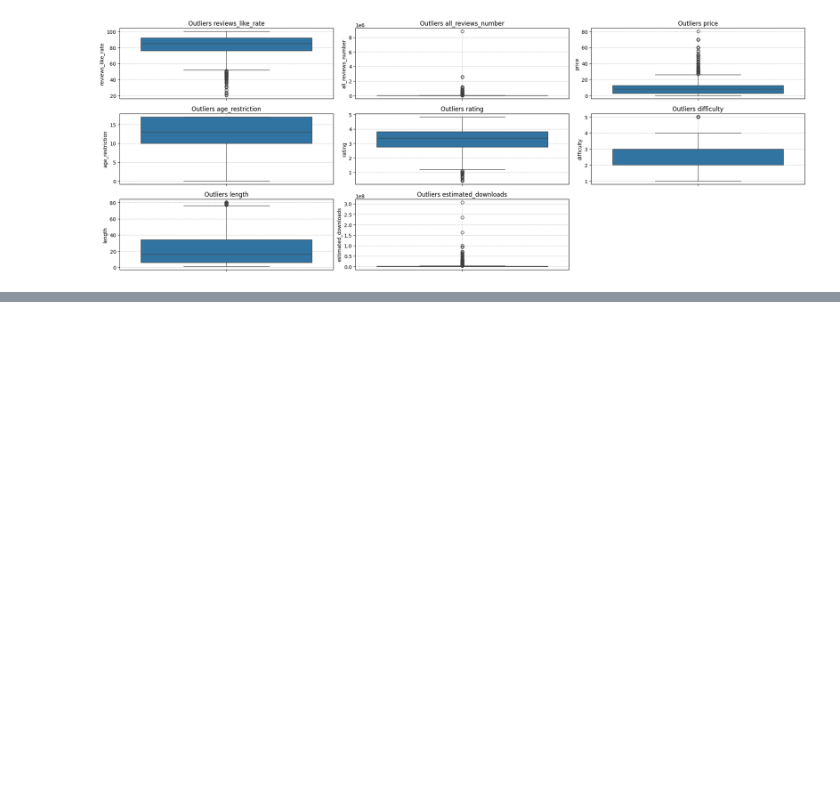
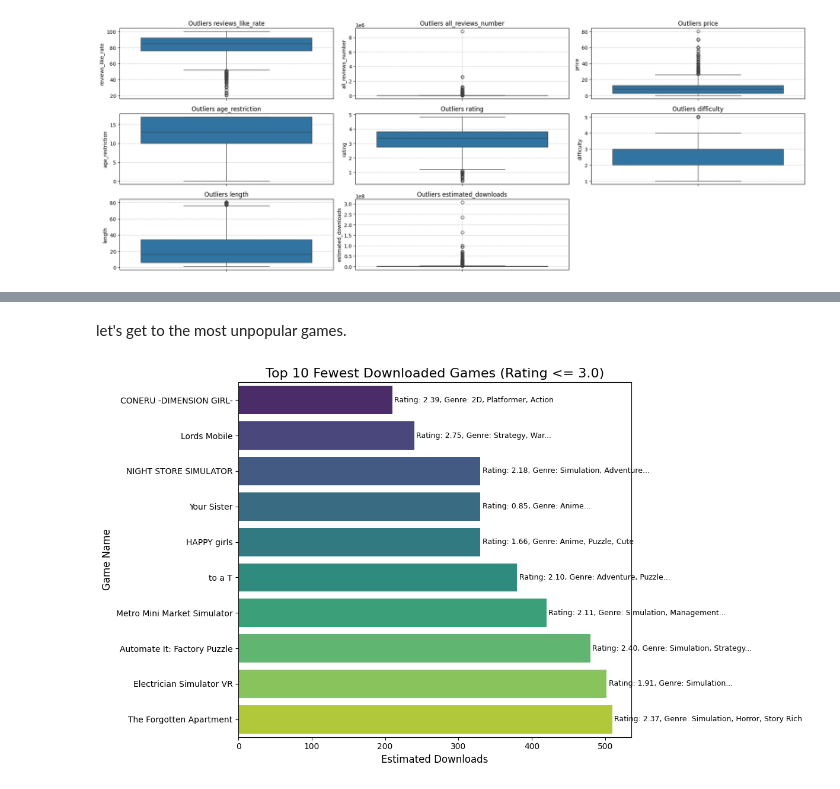
Before and after one commit to xyzaraa/steam-game-analysis, a Jupyter notebook: steam-game-analysis.ipynb, the cells around one changed output, grey strips where cells are left out. Saved outputs shown, nothing was run; the diff lists cells and outputs as text; code cells hidden in the pictures; blank space fills up the shorter version.

```diff
--- a/steam-game-analysis.ipynb
+++ b/steam-game-analysis.ipynb
@@ -167,0 +218,42 @@ plt.show()
+# %% [markdown]
+let's get to the most unpopular games.
+# %%
+games_with_bad_rating = df[df['rating'] <= rating_threshold].copy()
+top_10_lowest_games = games_with_bad_rating.nsmallest(10, 'estimated_downloads')
+plot_data_lowest = top_10_lowest_games[[
+    'game_name', 'estimated_downloads', 'rating', 'user_defined_tags'
+]].copy()
+
+plot_data_lowest['user_defined_tags_display_lowest'] = plot_data_lowest['user_defined_tags'].apply(
+    lambda x: ','.join(x.split(',')[:3]) + ('...' if len(x.split(','))<3 else '' )
+)
+# %%
+plt.figure(figsize=(12, 7))
+
+plot_data_sorted_low = plot_data_lowest.sort_values(by='estimated_downloads', ascending=True)
+
+sns.barplot(
+    x='estimated_downloads',
+    y='game_name',
+    data=plot_data_sorted_low,
+    palette='viridis'
+)
+
+plt.title(f'Top 10 Fewest Downloaded Games (Rating <= {rating_threshold})', fontsize=16)
+plt.xlabel('Estimated Downloads', fontsize=12)
+plt.ylabel('Game Name', fontsize=12)
+plt.xticks(fontsize=10)
+plt.yticks(fontsize=10)
+
+for index, row in enumerate(plot_data_sorted_low.itertuples()):
+    plt.text(
+        getattr(row, 'estimated_downloads') + (plot_data_sorted_low['estimated_downloads'].max() * 0.005),
+        index,
+        f"Rating: {getattr(row, 'rating'):.2f}, Genre: {getattr(row, 'user_defined_tags_display_lowest')}",
+        color='black', va='center', fontsize=9
+    )
+
+plt.tight_layout()
+plt.show()
+# %% [output]
+[figure, added]
```
Also changed, not shown: parts of 29 cells of this notebook, 1 other file.
